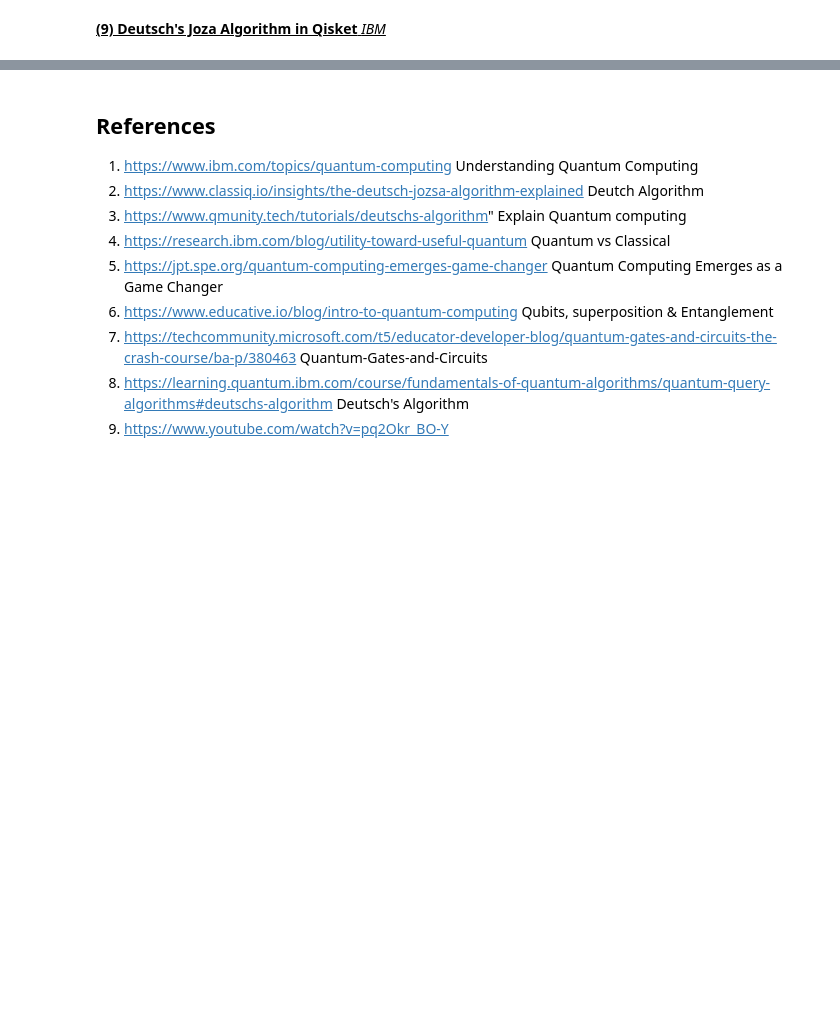
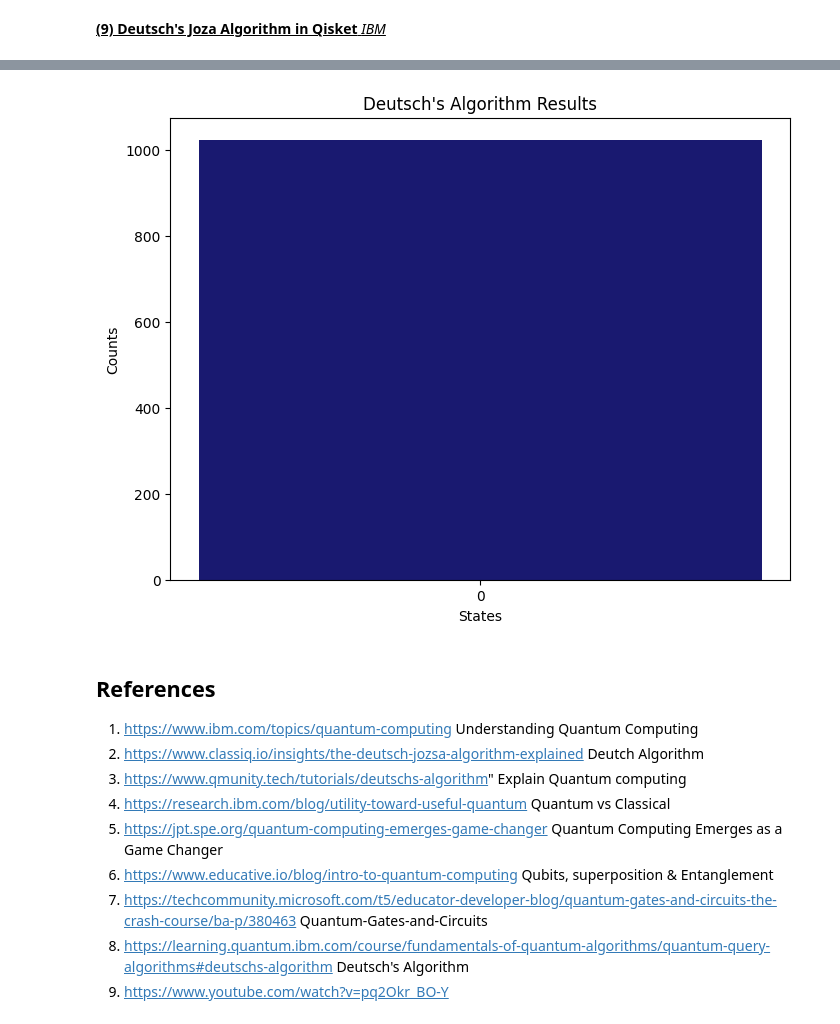
Before and after one commit to RazzaNoonan/EmergingTechnologies, a Jupyter notebook: project.ipynb, the cells around one changed output, grey strips where cells are left out. Drawn from its saved outputs; the diff is of its cells as text; code cells hidden in the pictures; blank space fills up the shorter version.

```diff
--- a/project.ipynb
+++ b/project.ipynb
@@ -228,3 +268,21 @@ This algorithm shows how quantum computing can be more effective than classical
+# %%
+simulator = BasicAer.get_backend('qasm_simulator')
+compiled_circuit = transpile(deutsch_circuit, simulator)
+# Assemble the circuit directly without transpiling
+job = execute(deutsch_circuit, simulator, shots=1024)
+result = job.result()
+
+counts = result.get_counts(deutsch_circuit)
+
+# Plot using Matplotlib
+plt.figure(figsize=(8, 6))
+plt.bar(counts.keys(), counts.values(), color='midnightblue')
+plt.xlabel('States')
+plt.ylabel('Counts')
+plt.title("Deutsch's Algorithm Results")
+plt.show()
+# %% [output]
+[figure, added]
 # %% [markdown]
 ## References
 
```
Also changed, not shown: parts of 14 cells of this notebook.
